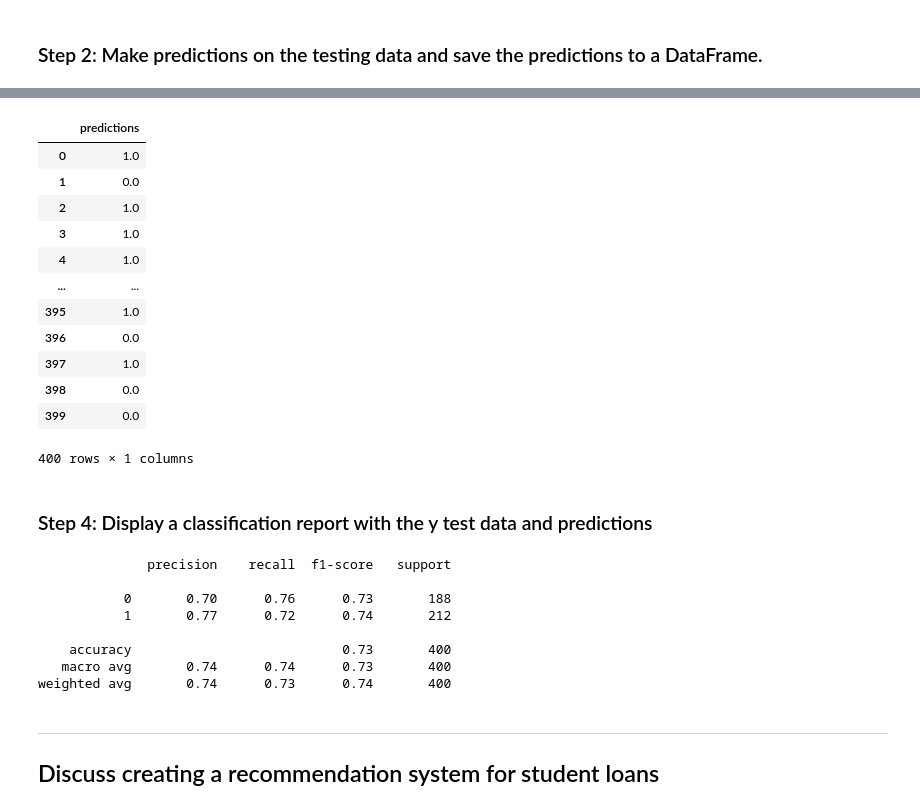
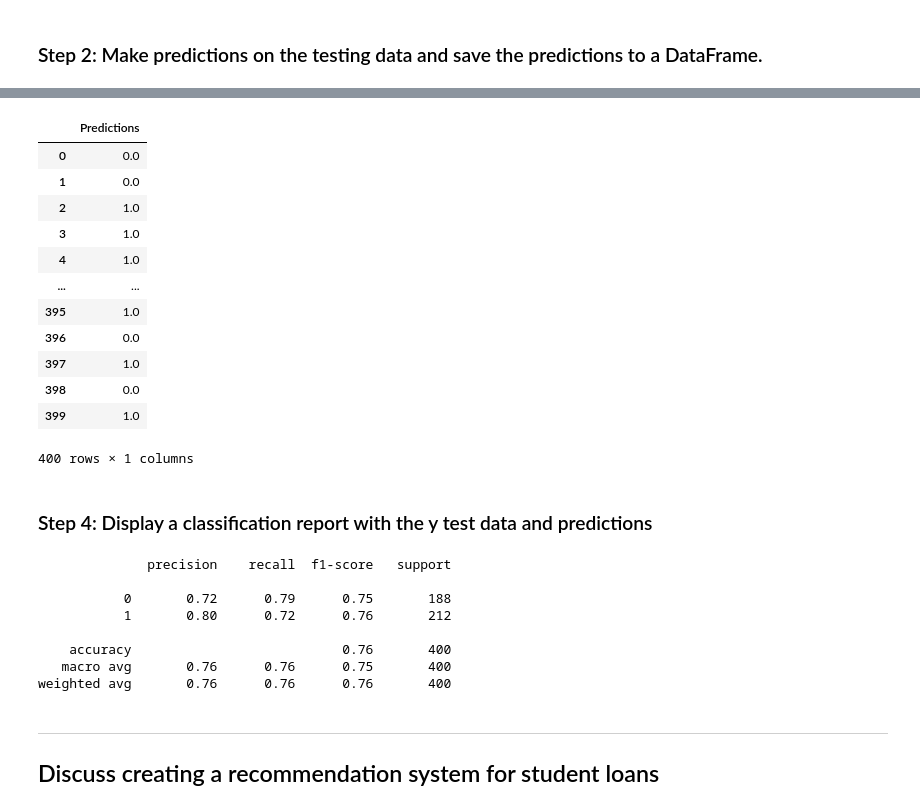
Before and after one commit to McPhersonTrk/neural-network-challenge-1, a Jupyter notebook: student_loans_with_deep_learning.ipynb, the cells around one changed output, grey strips where cells are left out. Saved outputs shown, nothing was run; the diff lists cells and outputs as text; code cells hidden in the pictures.

Commit message:
Code is complete and functional. Discussion questions answered

```diff
--- a/student_loans_with_deep_learning.ipynb
+++ b/student_loans_with_deep_learning.ipynb
@@ -85,18 +93,22 @@ array([0, 0, 0, 1, 0])
 # %% [markdown]
 ### Step 3: Split the features and target sets into training and testing datasets.
 # %%
+#from sklearn import train_test_split
 # Split the preprocessed data into a training and testing dataset
-# Assign the function a random_state equal to 1
+# Assign the function a random_state equal to 1 NOTE==> (42 is always the asnwer, but 1 is also a good choice)
+X_train, X_test, y_train, y_test = train_test_split(X, y, random_state=1)
 # %% [markdown]
 ### Step 4: Use scikit-learn's `StandardScaler` to scale the features data.
 # %%
 # Create a StandardScaler instance
-
+scaler = StandardScaler()
 
 # Fit the scaler to the features training dataset
-
+scaler.fit(X_train)
 
 # Fit the scaler to the features training dataset
+X_train_scaled = scaler.transform(X_train)
+X_test_scaled = scaler.transform(X_test)
 # %% [markdown]
 ---
 
@@ -213,15 +245,18 @@ Loss: 0.5049149394035339, Accuracy: 0.7350000143051147
 # %% [markdown]
 ### Step 1: Reload your saved model.
 # %%
+import tensorflow as tf
 # Set the model's file path
-
+file_path = Path("student_loan_model.keras")
 
 # Load the model to a new object
+nn_model_imported= tf.keras.models.load_model(file_path)
 # %% [markdown]
 ### Step 2: Make predictions on the testing data and save the predictions to a DataFrame.
 # %%
 # Make predictions with the test data
-
+predictions= nn_model_imported.predict(X_test_scaled, verbose=2)
 
 # Display a sample of the predictions
+predictions
 # %% [output]
@@ -234,8 +281,11 @@ array([[0.63573396],
 # %%
 # Save the predictions to a DataFrame and round the predictions to binary results
+predictions_df=pd.DataFrame(columns=["Predictions"], data=predictions)
+predictions_df['Predictions']= round(predictions_df['Predictions'], 0)
+predictions_df
 # %% [output]
-|  | predictions |
-| 0 | 1.0 |
+|  | Predictions |
+| 0 | 0.0 |
 | 1 | 0.0 |
 | 2 | 1.0 |
 | 3 | 1.0 |
@@ -245,21 +295,22 @@ array([[0.63573396],
 | 396 | 0.0 |
 | 397 | 1.0 |
 | 398 | 0.0 |
-| 399 | 0.0 |
+| 399 | 1.0 |
 400 rows × 1 columns
 # %% [markdown]
 ### Step 4: Display a classification report with the y test data and predictions
 # %%
 # Print the classification report with the y test data and predictions
+print(classification_report(y_test, predictions_df,))
 # %% [output]
               precision    recall  f1-score   support
 
-           0       0.70      0.76      0.73       188
-           1       0.77      0.72      0.74       212
+           0       0.72      0.79      0.75       188
+           1       0.80      0.72      0.76       212
 
-    accuracy                           0.73       400
-   macro avg       0.74      0.74      0.73       400
-weighted avg       0.74      0.73      0.74       400
+    accuracy                           0.76       400
+   macro avg       0.76      0.76      0.75       400
+weighted avg       0.76      0.76      0.76       400
 # %% [markdown]
 ---
 ## Discuss creating a recommendation system for student loans
```
Also changed, not shown: parts of 20 cells of this notebook, 1 other file.
